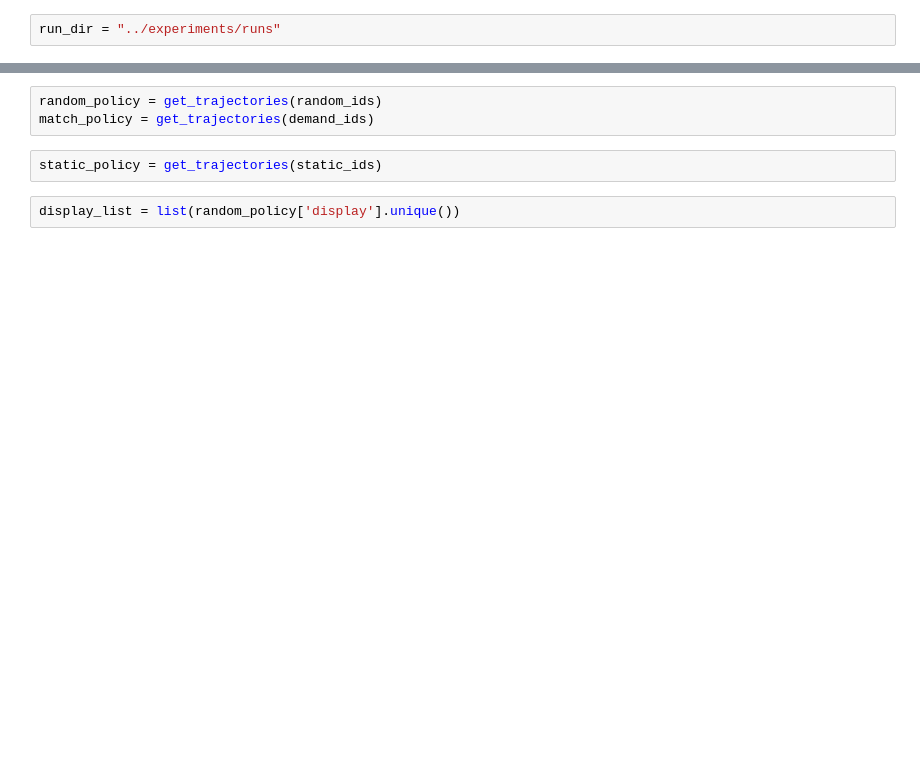
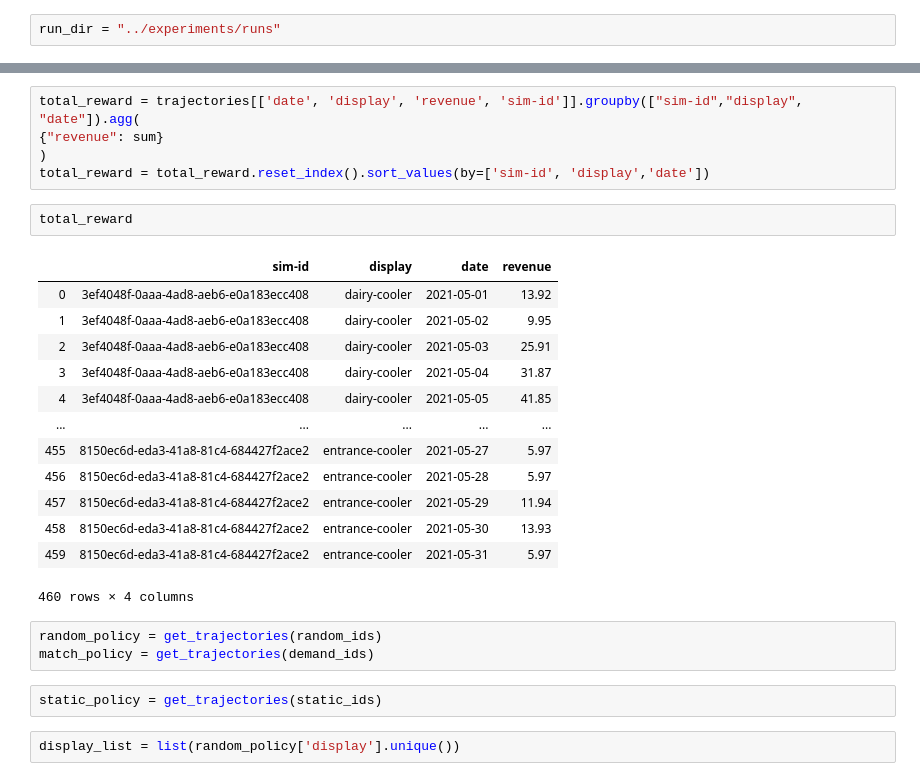
Before and after one commit to porterjenkins/demand-simulation, a Jupyter notebook: eda/comparisons.ipynb, the cells around one changed output, grey strips where cells are left out. Drawn from its saved outputs; the diff is of its cells as text; blank space fills up the shorter version.

```diff
--- a/eda/comparisons.ipynb
+++ b/eda/comparisons.ipynb
@@ -37,3 +70,24 @@ def get_trajectories(sim_ids):
+# %%
+total_reward = trajectories[['date', 'display', 'revenue', 'sim-id']].groupby(["sim-id","display", "date"]).agg(
+{"revenue": sum}
+)
+total_reward = total_reward.reset_index().sort_values(by=['sim-id', 'display','date'])
+# %%
+total_reward
+# %% [output]
+|  | sim-id | display | date | revenue |
+| 0 | 3ef4048f-0aaa-4ad8-aeb6-e0a183ecc408 | dairy-cooler | 2021-05-01 | 13.92 |
+| 1 | 3ef4048f-0aaa-4ad8-aeb6-e0a183ecc408 | dairy-cooler | 2021-05-02 | 9.95 |
+| 2 | 3ef4048f-0aaa-4ad8-aeb6-e0a183ecc408 | dairy-cooler | 2021-05-03 | 25.91 |
+| 3 | 3ef4048f-0aaa-4ad8-aeb6-e0a183ecc408 | dairy-cooler | 2021-05-04 | 31.87 |
+| 4 | 3ef4048f-0aaa-4ad8-aeb6-e0a183ecc408 | dairy-cooler | 2021-05-05 | 41.85 |
+| ... | ... | ... | ... | ... |
+| 455 | 8150ec6d-eda3-41a8-81c4-684427f2ace2 | entrance-cooler | 2021-05-27 | 5.97 |
+| 456 | 8150ec6d-eda3-41a8-81c4-684427f2ace2 | entrance-cooler | 2021-05-28 | 5.97 |
+| 457 | 8150ec6d-eda3-41a8-81c4-684427f2ace2 | entrance-cooler | 2021-05-29 | 11.94 |
+| 458 | 8150ec6d-eda3-41a8-81c4-684427f2ace2 | entrance-cooler | 2021-05-30 | 13.93 |
+| 459 | 8150ec6d-eda3-41a8-81c4-684427f2ace2 | entrance-cooler | 2021-05-31 | 5.97 |
+460 rows × 4 columns
 # %%
 random_policy = get_trajectories(random_ids)
 match_policy = get_trajectories(demand_ids)
```
Also changed, not shown: parts of 16 cells of this notebook, 1 other file.
